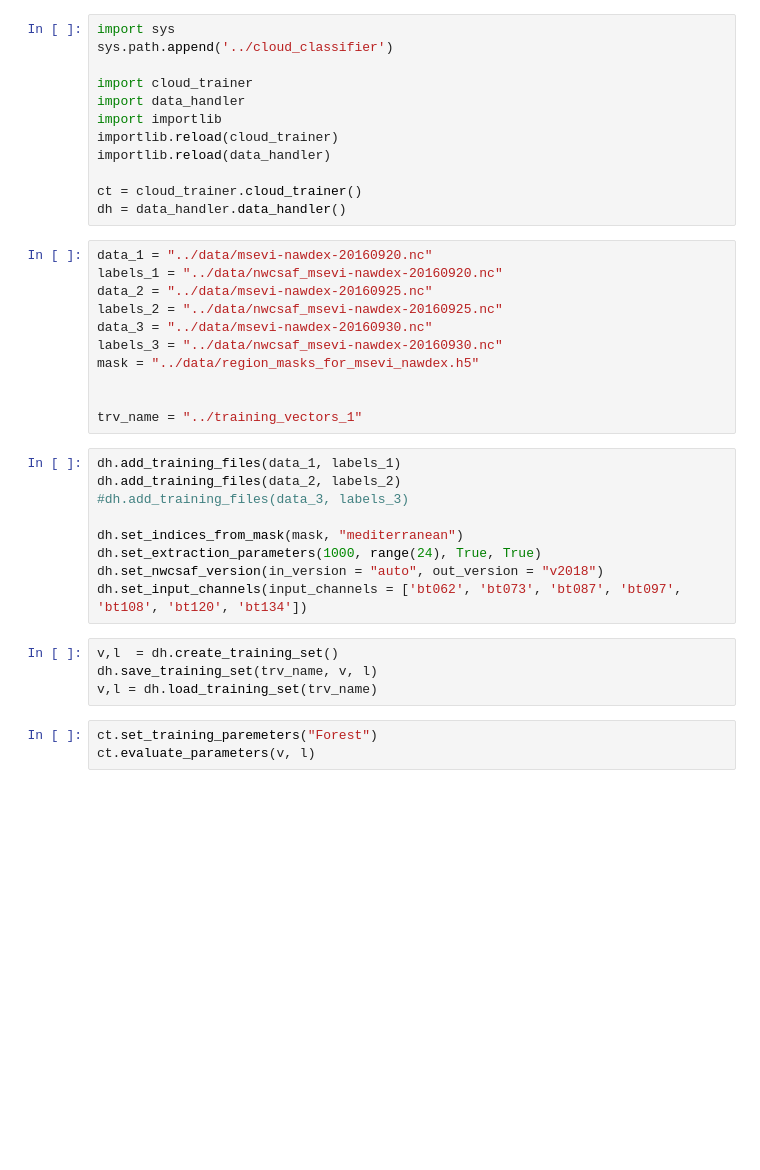
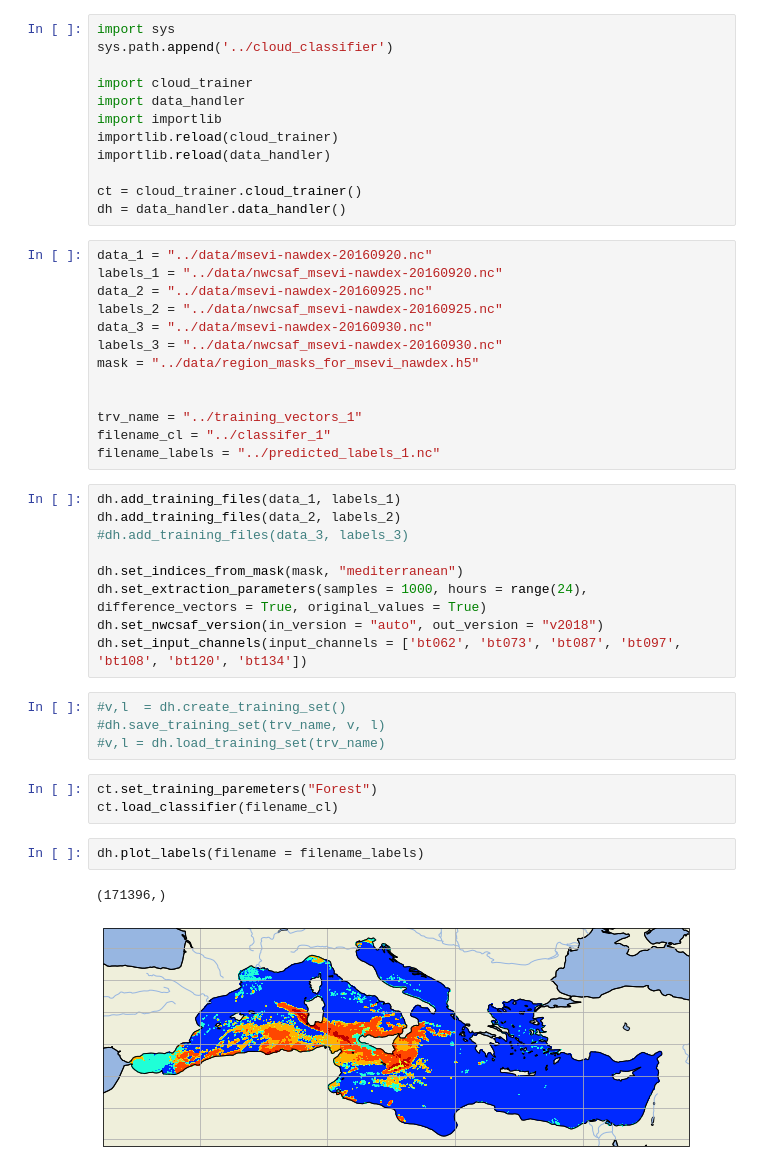
Before and after one commit to fsenf/CTyPyTool, a Jupyter notebook: notebooks/Modul_Test.ipynb, the cells around one changed output. Cells and saved outputs as stored; diff of their text form; blank space fills up the shorter version.

Commit message:
plotting uses indices to circumvent errors, plotting can use different style of netcdf data or xarrays

```diff
--- a/notebooks/Modul_Test.ipynb
+++ b/notebooks/Modul_Test.ipynb
@@ -21,19 +21,26 @@ mask = "../data/region_masks_for_msevi_nawdex.h5"
 
 
 trv_name = "../training_vectors_1"
+filename_cl = "../classifer_1"
+filename_labels = "../predicted_labels_1.nc"
 # %%
 dh.add_training_files(data_1, labels_1)
 dh.add_training_files(data_2, labels_2)
 #dh.add_training_files(data_3, labels_3)
 
 dh.set_indices_from_mask(mask, "mediterranean")
-dh.set_extraction_parameters(1000, range(24), True, True)
+dh.set_extraction_parameters(samples = 1000, hours = range(24), difference_vectors = True, original_values = True)
 dh.set_nwcsaf_version(in_version = "auto", out_version = "v2018")
 dh.set_input_channels(input_channels = ['bt062', 'bt073', 'bt087', 'bt097', 'bt108', 'bt120', 'bt134'])
 # %%
-v,l  = dh.create_training_set()
-dh.save_training_set(trv_name, v, l)
-v,l = dh.load_training_set(trv_name)
+#v,l  = dh.create_training_set()
+#dh.save_training_set(trv_name, v, l)
+#v,l = dh.load_training_set(trv_name)
 # %%
 ct.set_training_paremeters("Forest")
-ct.evaluate_parameters(v, l)
+ct.load_classifier(filename_cl)
+# %%
+dh.plot_labels(filename = filename_labels)
+# %% [output]
+(171396,)
+[figure, added]
```
Also changed, not shown: parts of 1 cell of this notebook, 5 other files.
